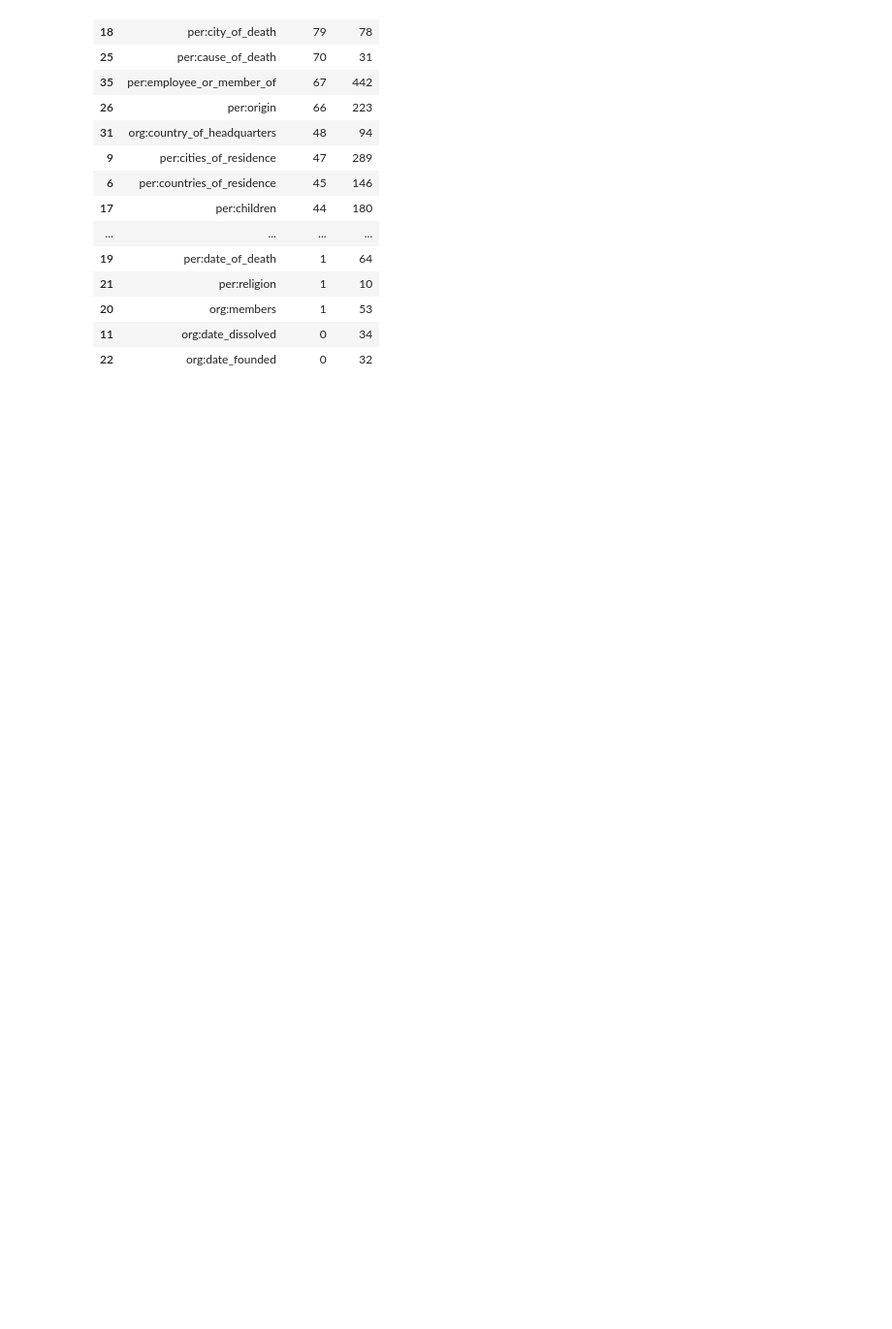
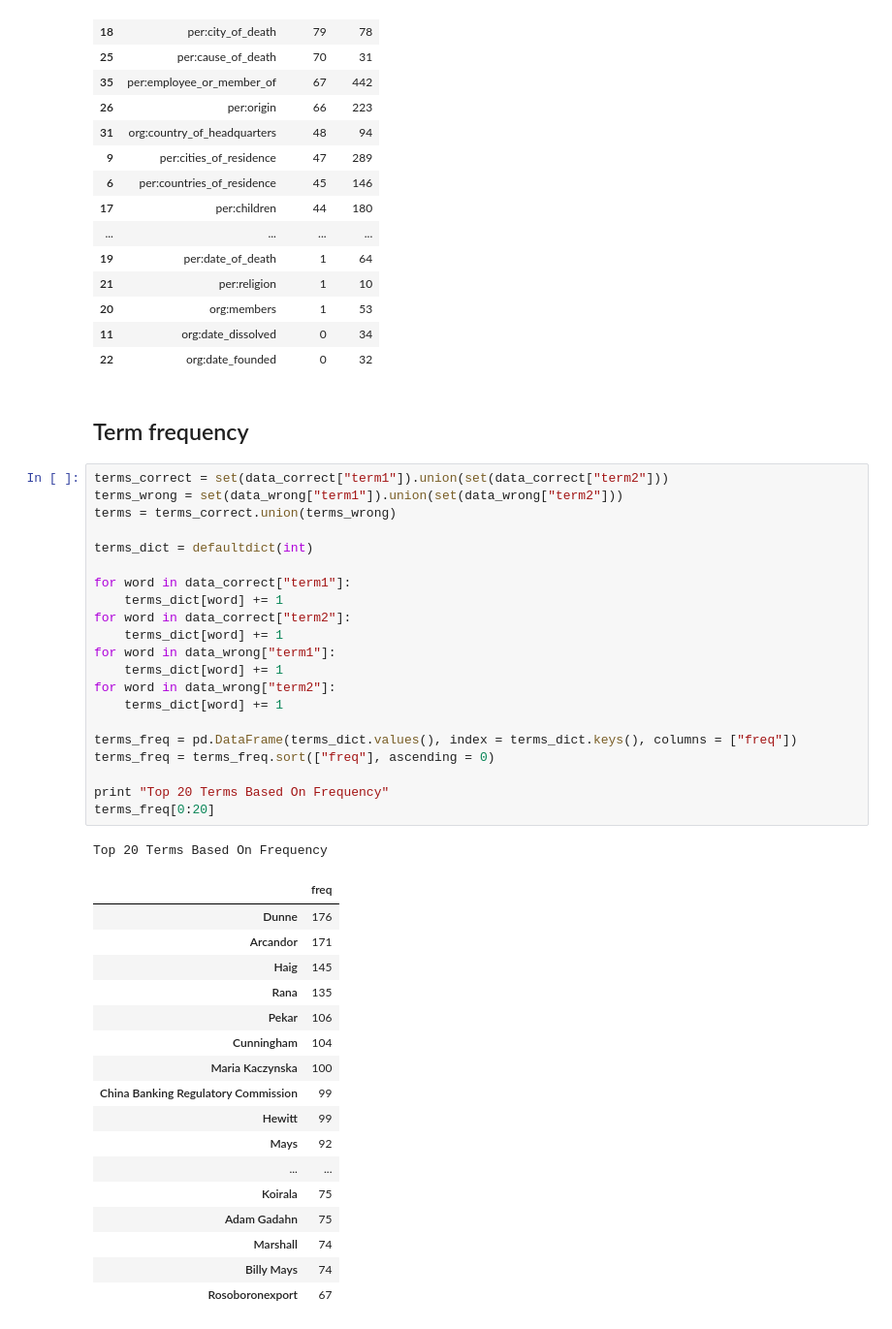
Before and after one commit to CrowdTruth/Open-Domain-Relation-Extraction, a Jupyter notebook: open-domain_data-prep.ipynb, the cells around one changed output. Shown at 97% size. Drawn from its saved outputs; the diff is of its cells as text; blank space fills up the shorter version.

```diff
--- a/open-domain_data-prep.ipynb
+++ b/open-domain_data-prep.ipynb
@@ -116,3 +116,45 @@ rel_freq.sort(["correct"], ascending = 0)
 | 20 | org:members | 1 | 53 |
 | 11 | org:date_dissolved | 0 | 34 |
 | 22 | org:date_founded | 0 | 32 |
+# %% [markdown]
+## Term frequency
+# %%
+terms_correct = set(data_correct["term1"]).union(set(data_correct["term2"]))
+terms_wrong = set(data_wrong["term1"]).union(set(data_wrong["term2"]))
+terms = terms_correct.union(terms_wrong)
+
+terms_dict = defaultdict(int)
+
+for word in data_correct["term1"]:
+    terms_dict[word] += 1
+for word in data_correct["term2"]:
+    terms_dict[word] += 1
+for word in data_wrong["term1"]:
+    terms_dict[word] += 1
+for word in data_wrong["term2"]:
+    terms_dict[word] += 1
+
+terms_freq = pd.DataFrame(terms_dict.values(), index = terms_dict.keys(), columns = ["freq"])
+terms_freq = terms_freq.sort(["freq"], ascending = 0)
+
+print "Top 20 Terms Based On Frequency"
+terms_freq[0:20]
+# %% [output]
+Top 20 Terms Based On Frequency
+|  | freq |
+| Dunne | 176 |
+| Arcandor | 171 |
+| Haig | 145 |
+| Rana | 135 |
+| Pekar | 106 |
+| Cunningham | 104 |
+| Maria Kaczynska | 100 |
+| China Banking Regulatory Commission | 99 |
+| Hewitt | 99 |
+| Mays | 92 |
+| ... | ... |
+| Koirala | 75 |
+| Adam Gadahn | 75 |
+| Marshall | 74 |
+| Billy Mays | 74 |
+| Rosoboronexport | 67 |
```
Also changed, not shown: parts of 1 cell of this notebook.
